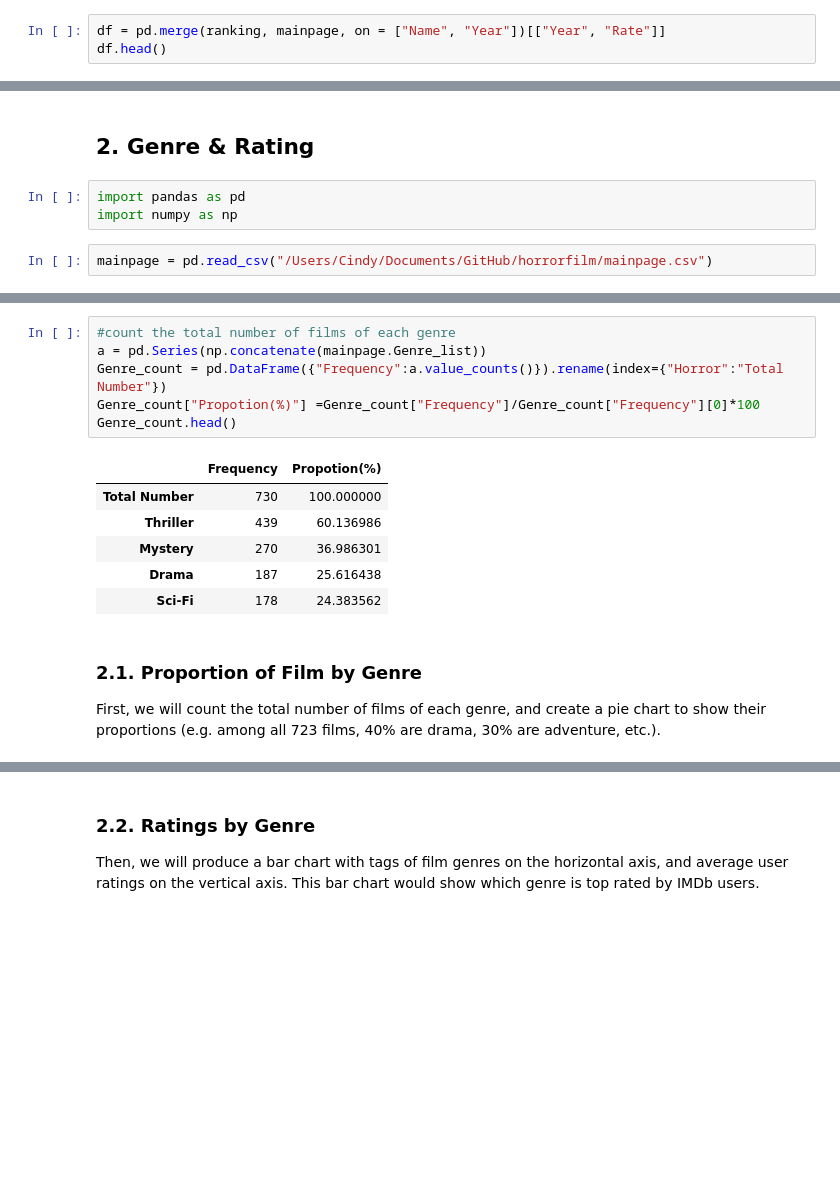
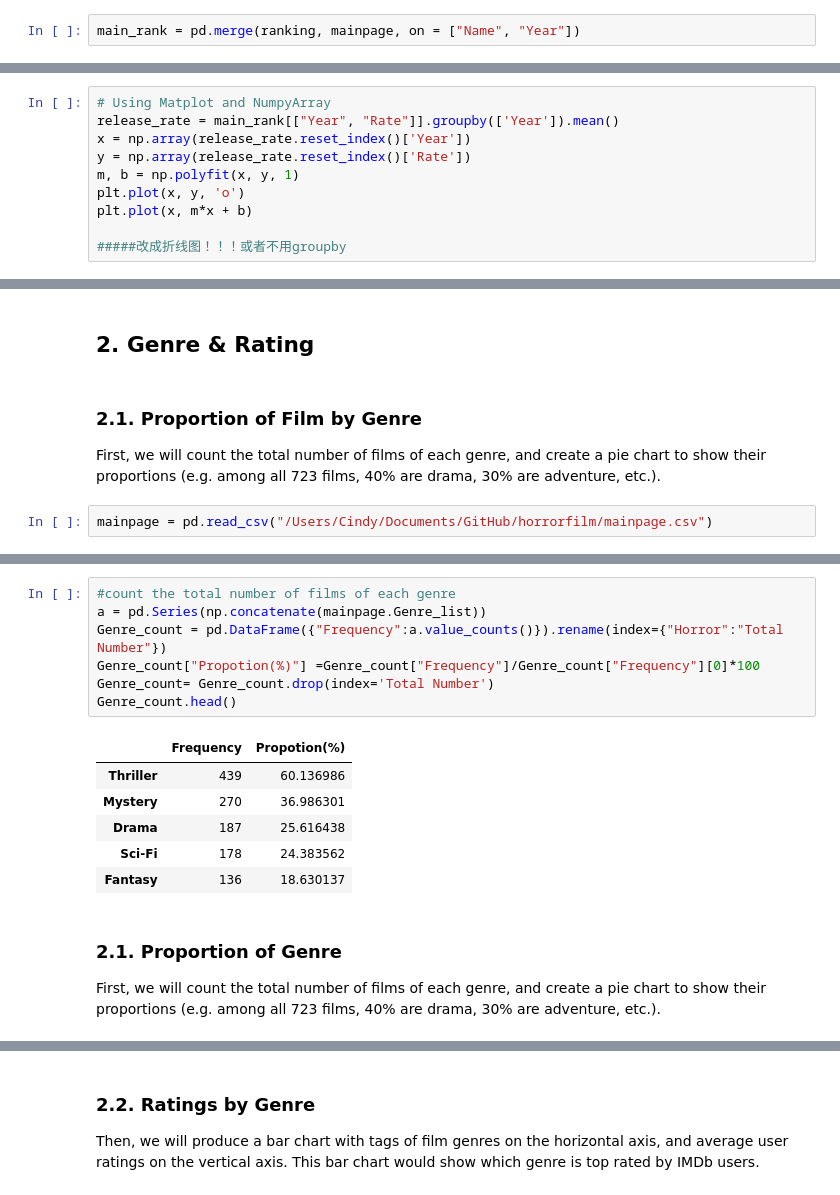
Before and after one commit to tl3472/GA4003-HorrorFilms, a Jupyter notebook: Horror Film Report.ipynb, the cells around one changed output, grey strips where cells are left out. Saved outputs shown, nothing was run; the diff lists cells and outputs as text; blank space fills up the shorter version.

```diff
--- a/Horror Film Report.ipynb
+++ b/Horror Film Report.ipynb
@@ -42,3 +21,2 @@ People often think that most top-rated horror movies are the classic old movies.
 # %%
-df = pd.merge(ranking, mainpage, on = ["Name", "Year"])[["Year", "Rate"]]
-df.head()
+main_rank = pd.merge(ranking, mainpage, on = ["Name", "Year"])
@@ -78,0 +48,10 @@ by using the scatter plot with release year on the horizontal axis and rating sc
+# %%
+# Using Matplot and NumpyArray
+release_rate = main_rank[["Year", "Rate"]].groupby(['Year']).mean()
+x = np.array(release_rate.reset_index()['Year'])
+y = np.array(release_rate.reset_index()['Rate'])
+m, b = np.polyfit(x, y, 1)
+plt.plot(x, y, 'o')
+plt.plot(x, m*x + b)
+
+#####改成折线图！！！或者不用groupby
@@ -80,9 +62,9 @@ by using the scatter plot with release year on the horizontal axis and rating sc
 #### 1.2.? 热力图
 # %% [markdown]
 ## 2. Genre & Rating
-# %%
-import pandas as pd
-import numpy as np
+# %% [markdown]
+### 2.1. Proportion of Film by Genre
+First, we will count the total number of films of each genre, and create a pie chart to show their proportions (e.g. among all 723 films, 40% are drama, 30% are adventure, etc.).
 # %%
 mainpage = pd.read_csv("/Users/Cindy/Documents/GitHub/horrorfilm/mainpage.csv")
 # %%
@@ -103,16 +85,17 @@ mainpage.head()
 # %%
 #count the total number of films of each genre
 a = pd.Series(np.concatenate(mainpage.Genre_list))
 Genre_count = pd.DataFrame({"Frequency":a.value_counts()}).rename(index={"Horror":"Total Number"})
 Genre_count["Propotion(%)"] =Genre_count["Frequency"]/Genre_count["Frequency"][0]*100
+Genre_count= Genre_count.drop(index='Total Number')
 Genre_count.head()
 # %% [output]
 |  | Frequency | Propotion(%) |
-| Total Number | 730 | 100.000000 |
 | Thriller | 439 | 60.136986 |
 | Mystery | 270 | 36.986301 |
 | Drama | 187 | 25.616438 |
 | Sci-Fi | 178 | 24.383562 |
+| Fantasy | 136 | 18.630137 |
 # %% [markdown]
-### 2.1. Proportion of Film by Genre
+### 2.1. Proportion of Genre
 First, we will count the total number of films of each genre, and create a pie chart to show their proportions (e.g. among all 723 films, 40% are drama, 30% are adventure, etc.).
```
Also changed, not shown: parts of 48 cells of this notebook, 1 other file.
